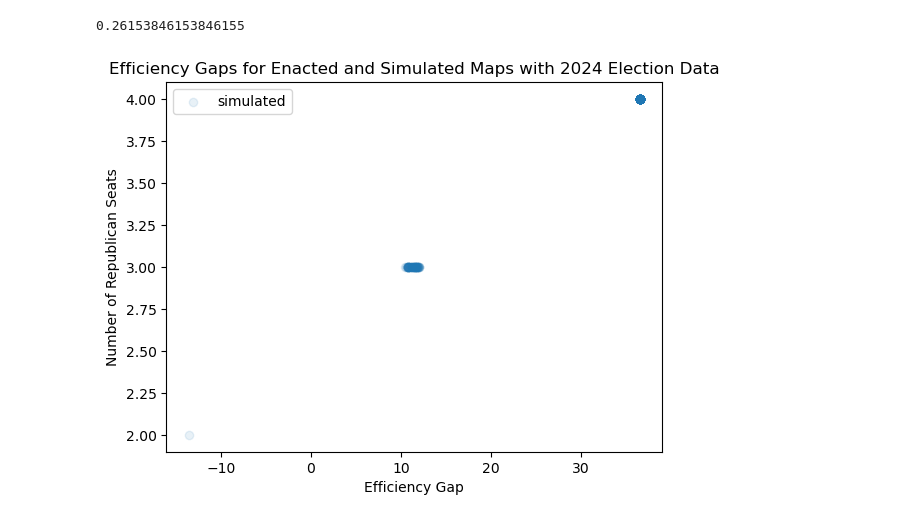
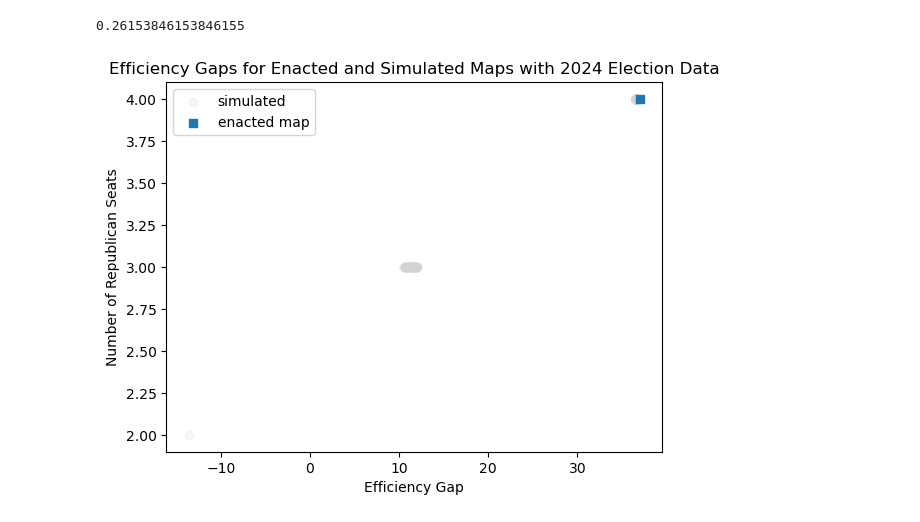
Before and after one commit to stefaniegwangphd/ia-redistricting, a Jupyter notebook: election_analysis.ipynb, the cells around one changed output. Saved outputs shown, nothing was run; the diff lists cells and outputs as text; code cells hidden in the pictures.

```diff
--- a/election_analysis.ipynb
+++ b/election_analysis.ipynb
@@ -281,17 +281,17 @@ len(seat_share_df.loc[seat_share_df['dem_seats']>0])/260
 # %% [output]
 0.26153846153846155
 # %%
-plt.scatter(seat_share_df['efficiency_gap'], seat_share_df['rep_seats'], alpha=.1, zorder=1, label='simulated')
-# plt.scatter(x, y, zorder=2, label='enacted map')
+plt.scatter(seat_share_df['efficiency_gap'], seat_share_df['rep_seats'], color='lightgray',  alpha=.2, zorder=1, label='simulated')
+plt.scatter(x=37, y=[4], zorder=2, marker=',', label='enacted map')
 # plt.scatter(a, b, zorder=3, label='alternate map')
 plt.xlabel('Efficiency Gap')
 plt.ylabel('Number of Republican Seats')
 plt.title('Efficiency Gaps for Enacted and Simulated Maps with {} Election Data'.format(election_year))
 plt.legend(loc='upper left')
 plt.savefig('./images_for_paper/efficiency_gap_{}.png'.format(election_year))
 plt.show()
 # %% [output]
-[figure, old version]
+[figure, new version]
 # %%
 # boxplot separated by Republican seat share
 # Need to label axes and add title
```
Also changed, not shown: parts of 4 cells of this notebook, 8 other files.
